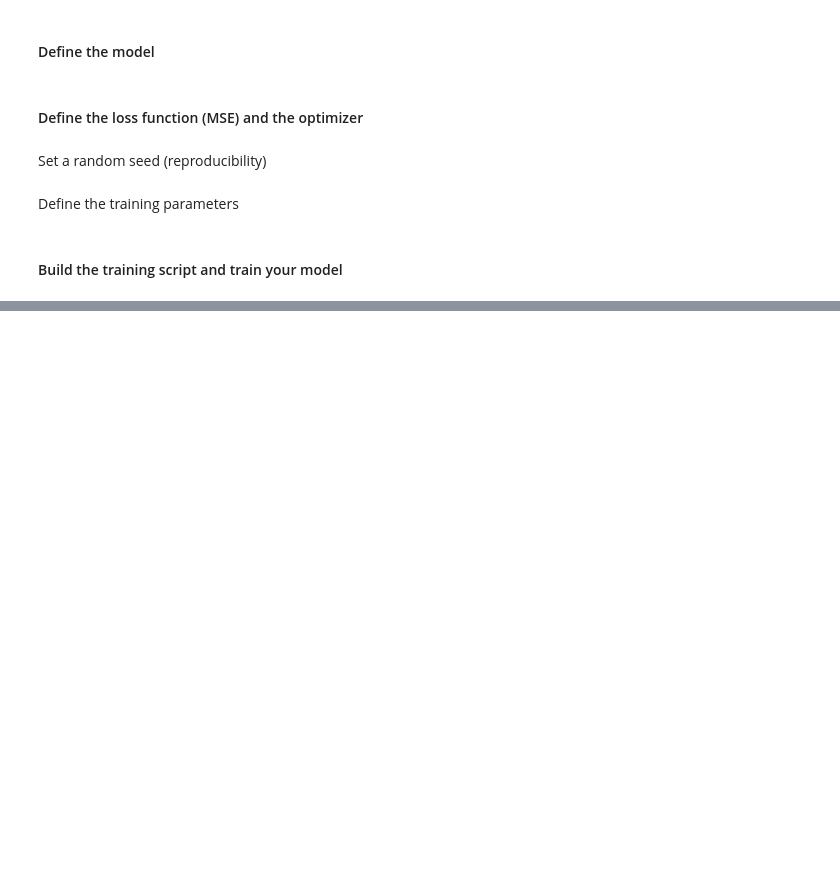
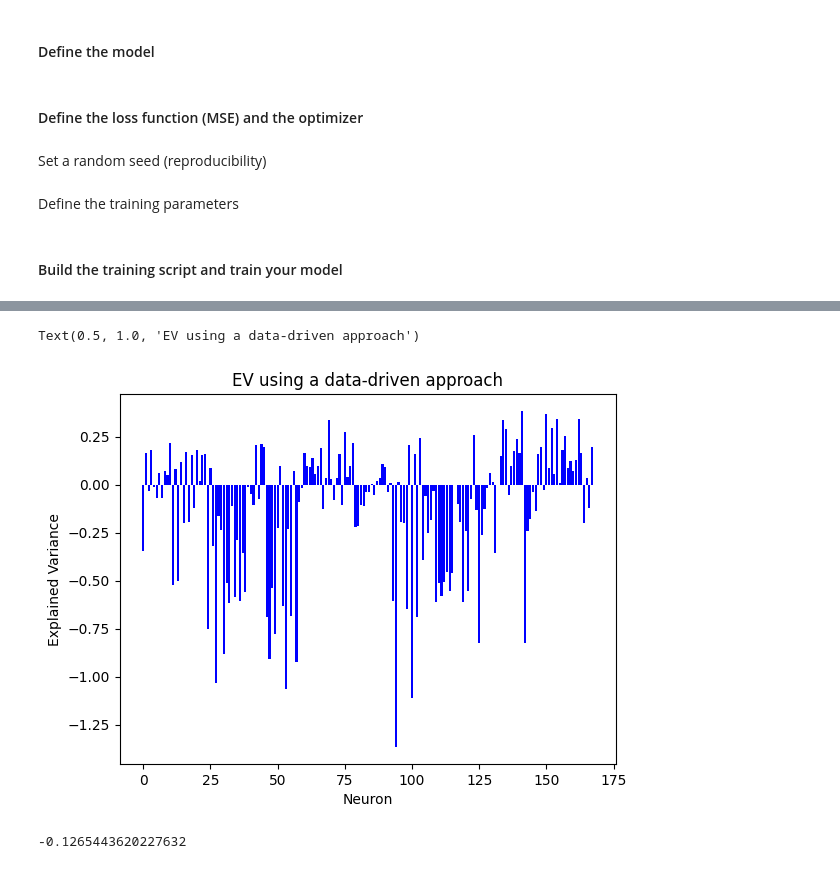
Before and after one commit to barbaragrosjean/Brain_like_mini_project, a Jupyter notebook: week7.ipynb, the cells around one changed output, grey strips where cells are left out. Drawn from its saved outputs; the diff is of its cells as text; code cells hidden in the pictures; blank space fills up the shorter version.

```diff
--- a/week7.ipynb
+++ b/week7.ipynb
@@ -375,0 +362,31 @@ Text(0.5, 1.0, 'Correlation using a data-driven approach')
+# %%
+# Load the model
+c3l1 = simple_CNN(features_in = 3, features_out = 168)
+c3l1.load_state_dict(torch.load('c3l1.pth'))
+
+with torch.no_grad():
+    spikes_pred_test = np.array(c3l1(torch.Tensor(stimulus_val)))
+
+correlation_scores_test = []
+explained_variance_scores_test = []
+
+for i in range(spikes_val.shape[1]):
+    # Correlation
+    corr = np.corrcoef(spikes_val[:, i], spikes_pred_test[:, i])[0, 1]
+    correlation_scores_test.append(corr)
+
+    # Explained variance
+    explained_variance = explained_variance_score(spikes_val[:, i], spikes_pred_test[:, i])
+    explained_variance_scores_test.append(explained_variance)
+
+plt.bar(range(spikes_val.shape[1]), explained_variance_scores_test, color='blue')
+plt.xlabel('Neuron')
+plt.ylabel('Explained Variance')
+plt.title('EV using a data-driven approach')
+# %% [output]
+Text(0.5, 1.0, 'EV using a data-driven approach')
+[figure, added]
+# %%
+np.mean(explained_variance_scores_test)
+# %% [output]
+-0.1265443620227632
```
Also changed, not shown: parts of 17 cells of this notebook, 3 other files.
